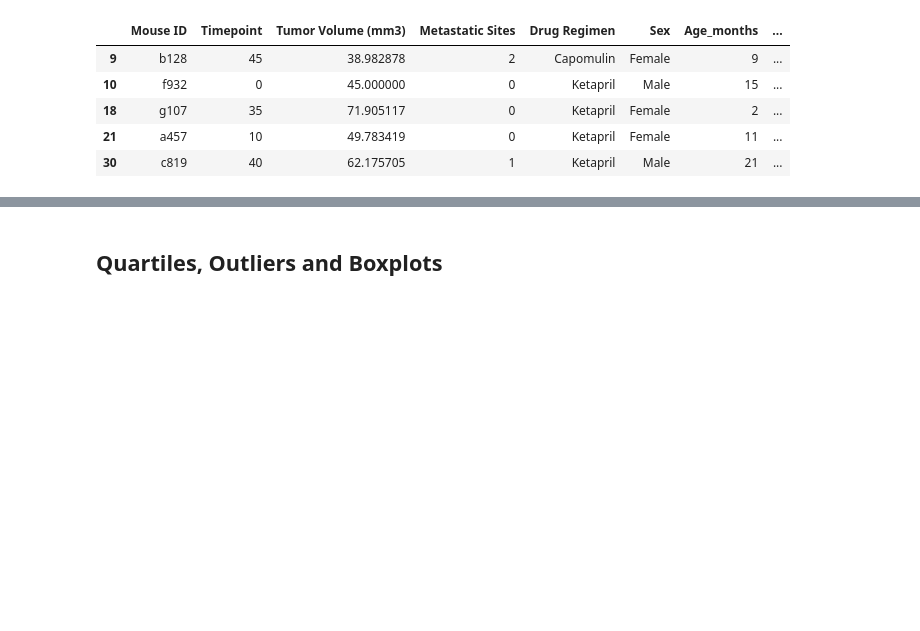
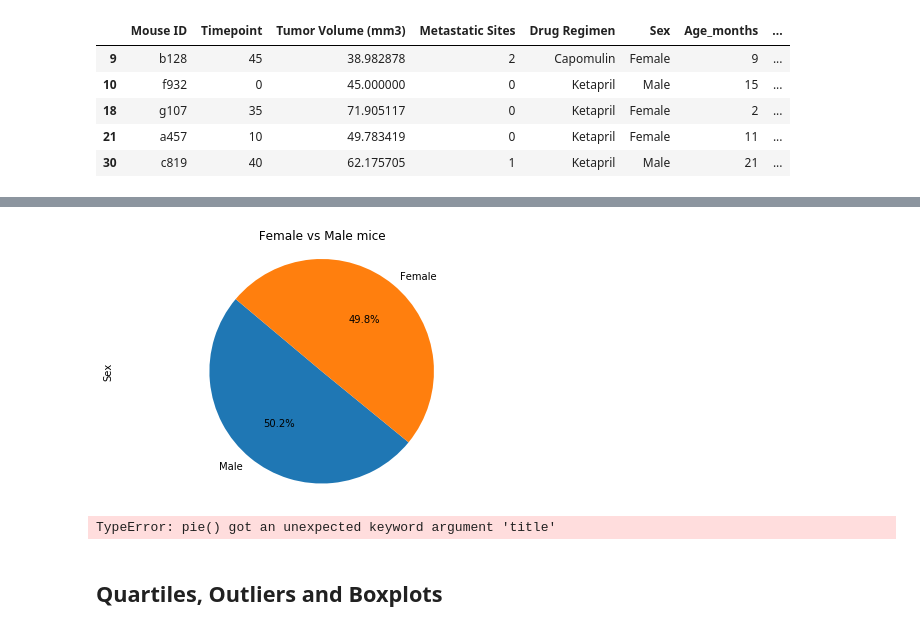
Before and after one commit to dmayo0317/Matplotlib, a Jupyter notebook: Pymaceuticals/pymaceuticals_starter.ipynb, the cells around one changed output, grey strips where cells are left out. Cells and saved outputs as stored; diff of their text form; code cells hidden in the pictures; blank space fills up the shorter version.

```diff
--- a/Pymaceuticals/pymaceuticals_starter.ipynb
+++ b/Pymaceuticals/pymaceuticals_starter.ipynb
@@ -296,5 +299,17 @@ timepoints_mice_df
+# %%
+gender_pie = gender_mice.plot(kind="pie", y="Sex", autopct='%1.1f%%',title=" Female vs Male mice ", startangle=140)
+plt.tight_layout()
+plt.axis("equal")
+plt.show()
+# %% [output]
+[figure, added]
 # %%
 # Generate a pie plot showing the distribution of female versus male mice using pyplot
+plt.pie(x=[125,124],labels=["Male","Female"],colors=["Blue","Pink"],title=" Female vs Male mice ",autopct='%1.1f%%',startangle=140)
+plt.axis("equal")
+plt.show()
+# %% [output]
+TypeError: pie() got an unexpected keyword argument 'title'
 # %% [markdown]
 ## Quartiles, Outliers and Boxplots
 # %%
```
Also changed, not shown: parts of 8 cells of this notebook.
